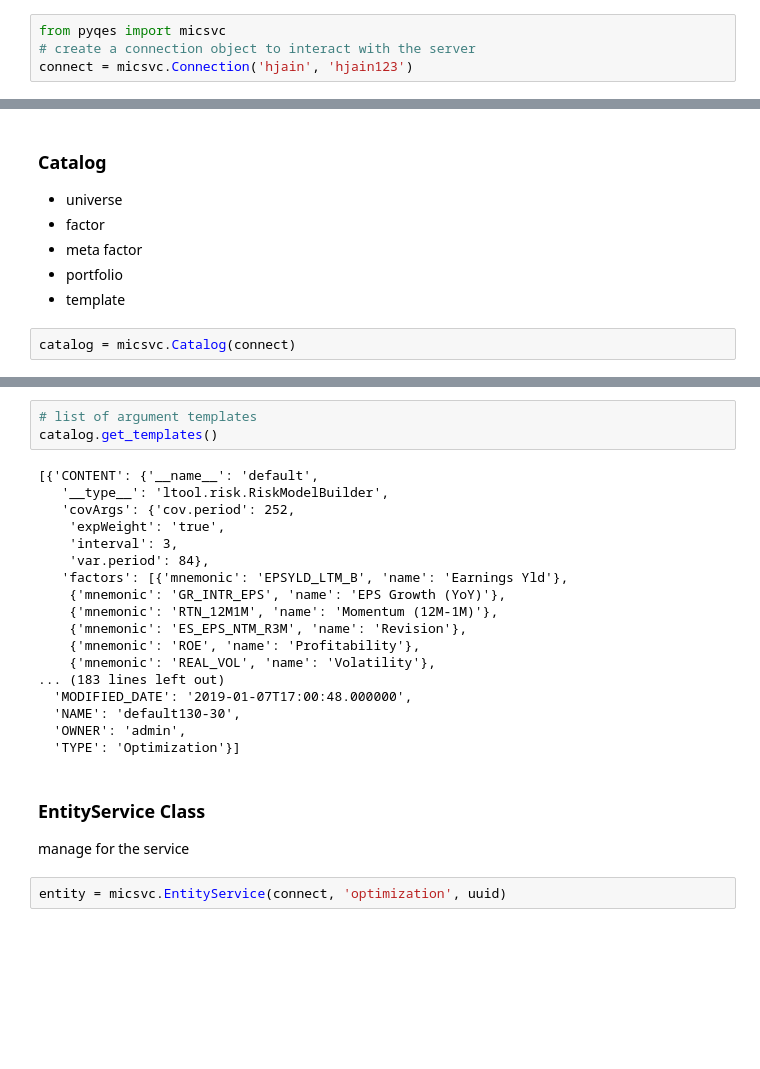
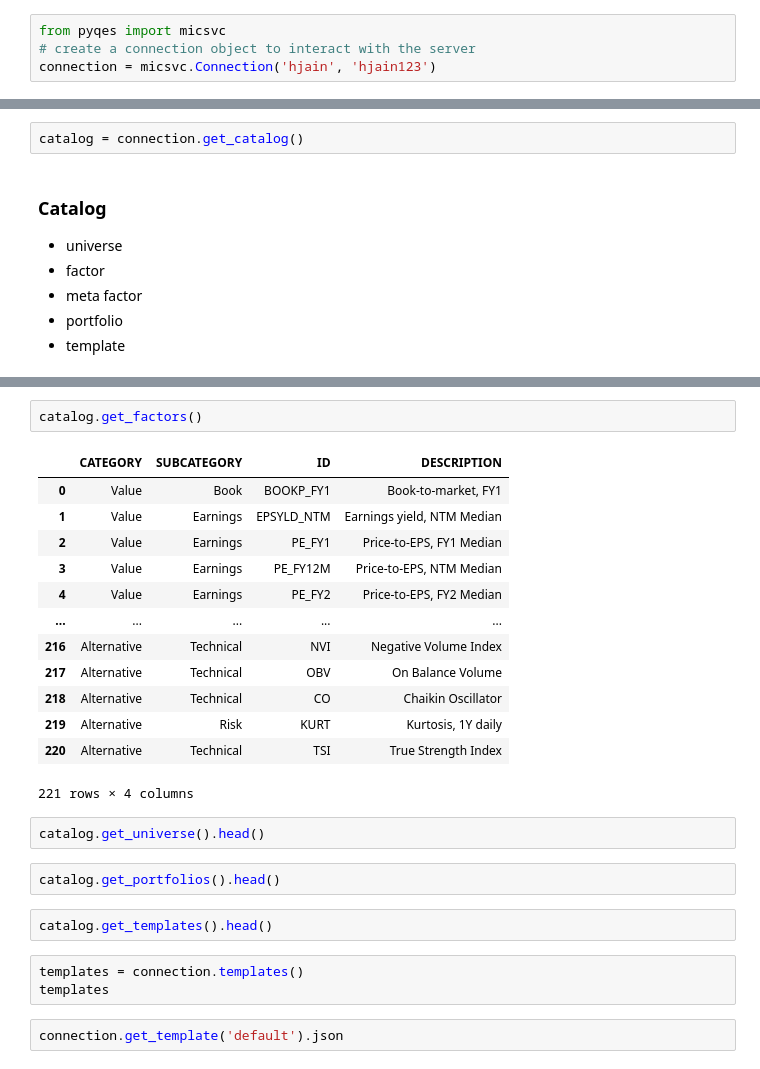
Before and after one commit to wolferesearch/docs, a Jupyter notebook: micro-services/api/python/pyqes-Overview.ipynb, the cells around one changed output, grey strips where cells are left out. Drawn from its saved outputs; the diff is of its cells as text; blank space fills up the shorter version.

```diff
--- a/micro-services/api/python/pyqes-Overview.ipynb
+++ b/micro-services/api/python/pyqes-Overview.ipynb
@@ -18,4 +18,4 @@ https://github.com/wolferesearch/docs/blob/master/micro-services/api/R/micsvc.R)
 # %%
 from pyqes import micsvc
 # create a connection object to interact with the server
-connect = micsvc.Connection('hjain', 'hjain123')
+connection = micsvc.Connection('hjain', 'hjain123')
@@ -60,3 +26,5 @@ connect.success_jobs(2)[0]
+# %%
+catalog = connection.get_catalog()
 # %% [markdown]
 ### Catalog
 * universe
@@ -64,5 +32,3 @@ connect.success_jobs(2)[0]
 * meta factor
 * portfolio
 * template
-# %%
-catalog = micsvc.Catalog(connect)
@@ -112,26 +35,27 @@ catalog.get_portfolios()[:5]
-# %%
-# list of argument templates
-catalog.get_templates()
-# %% [output]
-[{'CONTENT': {'__name__': 'default',
-   '__type__': 'ltool.risk.RiskModelBuilder',
-   'covArgs': {'cov.period': 252,
-    'expWeight': 'true',
-    'interval': 3,
-    'var.period': 84},
-   'factors': [{'mnemonic': 'EPSYLD_LTM_B', 'name': 'Earnings Yld'},
-    {'mnemonic': 'GR_INTR_EPS', 'name': 'EPS Growth (YoY)'},
-    {'mnemonic': 'RTN_12M1M', 'name': 'Momentum (12M-1M)'},
-    {'mnemonic': 'ES_EPS_NTM_R3M', 'name': 'Revision'},
-    {'mnemonic': 'ROE', 'name': 'Profitability'},
-    {'mnemonic': 'REAL_VOL', 'name': 'Volatility'},
-... (183 lines left out)
-  'MODIFIED_DATE': '2019-01-07T17:00:48.000000',
-  'NAME': 'default130-30',
-  'OWNER': 'admin',
-  'TYPE': 'Optimization'}]
-# %% [markdown]
-### EntityService Class
-manage for the service
-# %%
-entity = micsvc.EntityService(connect, 'optimization', uuid)
+# %%
+catalog.get_factors()
+# %% [output]
+|  | CATEGORY | SUBCATEGORY | ID | DESCRIPTION |
+| 0 | Value | Book | BOOKP_FY1 | Book-to-market, FY1 |
+| 1 | Value | Earnings | EPSYLD_NTM | Earnings yield, NTM Median |
+| 2 | Value | Earnings | PE_FY1 | Price-to-EPS, FY1 Median |
+| 3 | Value | Earnings | PE_FY12M | Price-to-EPS, NTM Median |
+| 4 | Value | Earnings | PE_FY2 | Price-to-EPS, FY2 Median |
+| ... | ... | ... | ... | ... |
+| 216 | Alternative | Technical | NVI | Negative Volume Index |
+| 217 | Alternative | Technical | OBV | On Balance Volume |
+| 218 | Alternative | Technical | CO | Chaikin Oscillator |
+| 219 | Alternative | Risk | KURT | Kurtosis, 1Y daily |
+| 220 | Alternative | Technical | TSI | True Strength Index |
+221 rows × 4 columns
+# %%
+catalog.get_universe().head()
+# %%
+catalog.get_portfolios().head()
+# %%
+catalog.get_templates().head()
+# %%
+templates = connection.templates()
+templates
+# %%
+connection.get_template('default').json
```
Also changed, not shown: parts of 25 cells of this notebook, 2 other files.
